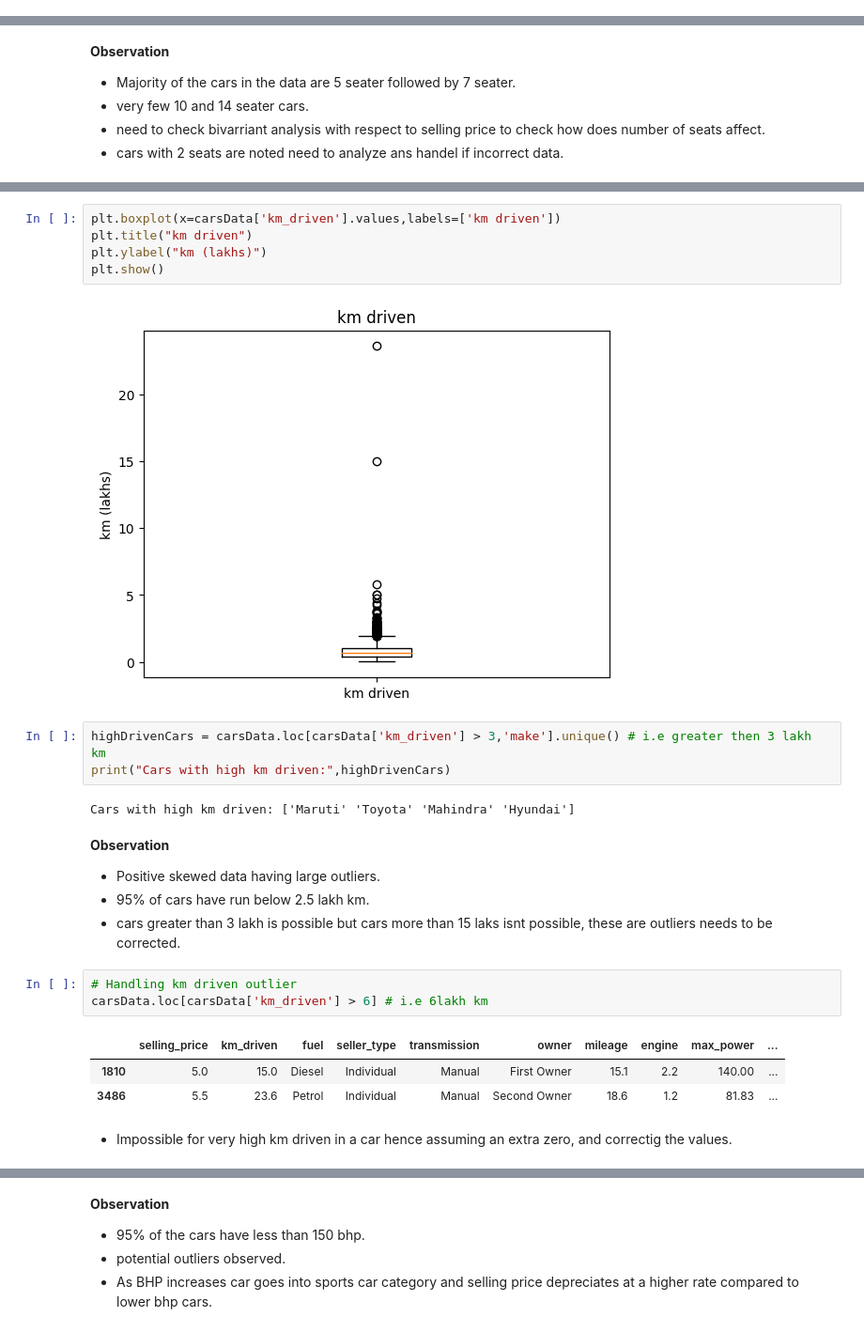
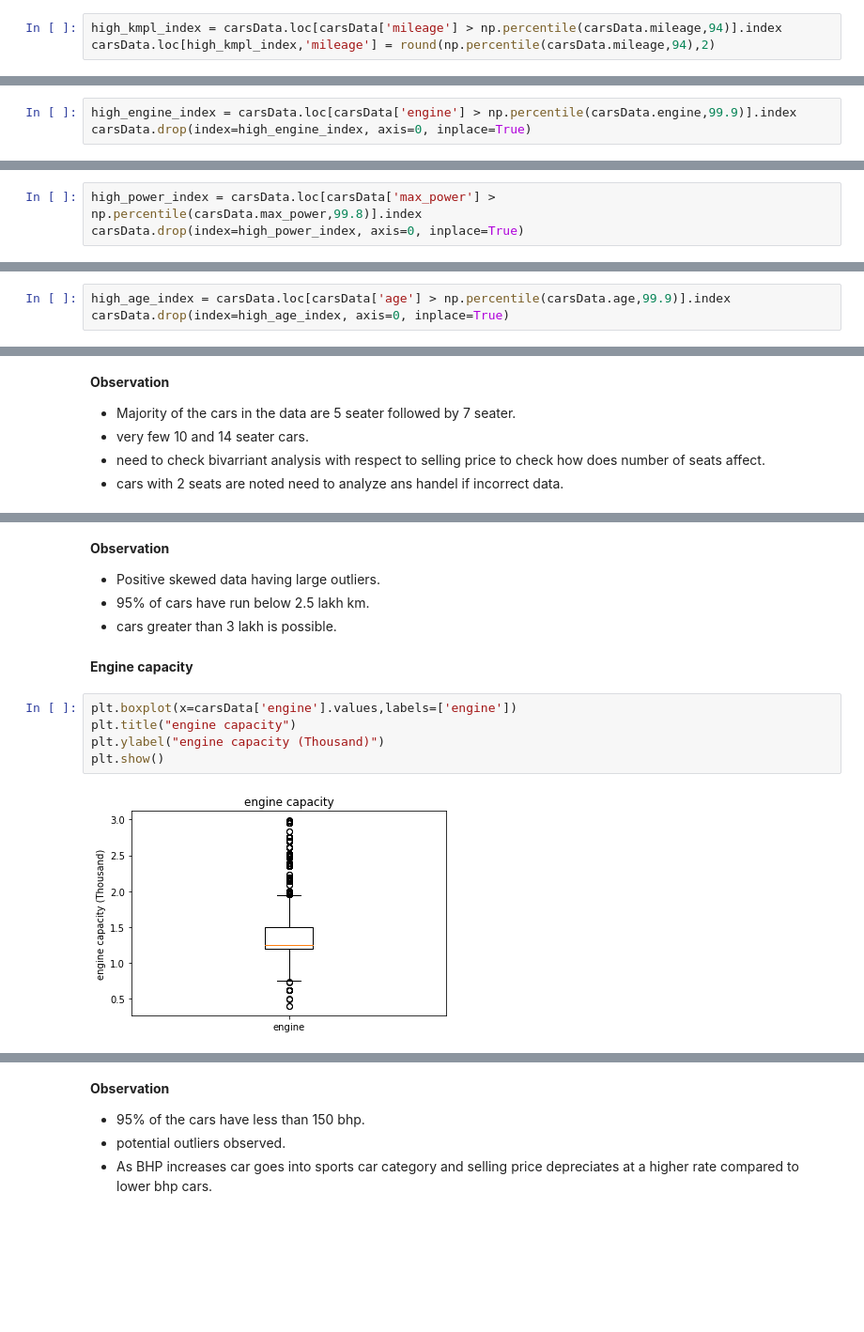
Before and after one commit to praathapj/UsedCarPriceCalc, a Jupyter notebook: UsedCarPricePred.ipynb, the cells around one changed output, grey strips where cells are left out. Shown at 94% size. Drawn from its saved outputs; the diff is of its cells as text; blank space fills up the shorter version.

```diff
--- a/UsedCarPricePred.ipynb
+++ b/UsedCarPricePred.ipynb
@@ -424,0 +2170,3 @@ carsData.describe()
+# %%
+high_kmpl_index = carsData.loc[carsData['mileage'] > np.percentile(carsData.mileage,94)].index
+carsData.loc[high_kmpl_index,'mileage'] = round(np.percentile(carsData.mileage,94),2)
@@ -424,0 +2251,3 @@ carsData.describe()
+# %%
+high_engine_index = carsData.loc[carsData['engine'] > np.percentile(carsData.engine,99.9)].index
+carsData.drop(index=high_engine_index, axis=0, inplace=True)
@@ -424,0 +2337,3 @@ carsData.describe()
+# %%
+high_power_index = carsData.loc[carsData['max_power'] > np.percentile(carsData.max_power,99.8)].index
+carsData.drop(index=high_power_index, axis=0, inplace=True)
@@ -424,0 +2498,3 @@ carsData.describe()
+# %%
+high_age_index = carsData.loc[carsData['age'] > np.percentile(carsData.age,99.9)].index
+carsData.drop(index=high_age_index, axis=0, inplace=True)
@@ -601,26 +2684,14 @@ Cars with zero mileage: []
+# %% [markdown]
+**Observation**
+* Positive skewed data having large outliers.
+* 95% of cars have run below 2.5 lakh km.
+* cars greater than 3 lakh is possible.
+# %% [markdown]
+**Engine capacity**
 # %%
-plt.boxplot(x=carsData['km_driven'].values,labels=['km driven'])
-plt.title("km driven")
-plt.ylabel("km (lakhs)")
+plt.boxplot(x=carsData['engine'].values,labels=['engine'])
+plt.title("engine capacity")
+plt.ylabel("engine capacity (Thousand)")
 plt.show()
 # %% [output]
-[figure, old version]
+[figure, new version]
-# %%
-highDrivenCars = carsData.loc[carsData['km_driven'] > 3,'make'].unique() # i.e greater then 3 lakh km
-print("Cars with high km driven:",highDrivenCars)
-# %% [output]
-Cars with high km driven: ['Maruti' 'Toyota' 'Mahindra' 'Hyundai']
-# %% [markdown]
-**Observation**
-* Positive skewed data having large outliers.
-* 95% of cars have run below 2.5 lakh km.
-* cars greater than 3 lakh is possible but cars more than 15 laks isnt possible, these are outliers needs to be corrected.
-# %%
-# Handling km driven outlier
-carsData.loc[carsData['km_driven'] > 6] # i.e 6lakh km
-# %% [output]
-|  | selling_price | km_driven | fuel | seller_type | transmission | owner | mileage | engine | max_power | ... |
-| 1810 | 5.0 | 15.0 | Diesel | Individual | Manual | First Owner | 15.1 | 2.2 | 140.00 | ... |
-| 3486 | 5.5 | 23.6 | Petrol | Individual | Manual | Second Owner | 18.6 | 1.2 | 81.83 | ... |
-# %% [markdown]
-* Impossible for very high km driven in a car hence assuming an extra zero, and correctig the values.
```
Also changed, not shown: parts of 436 cells of this notebook, 6 other files.
